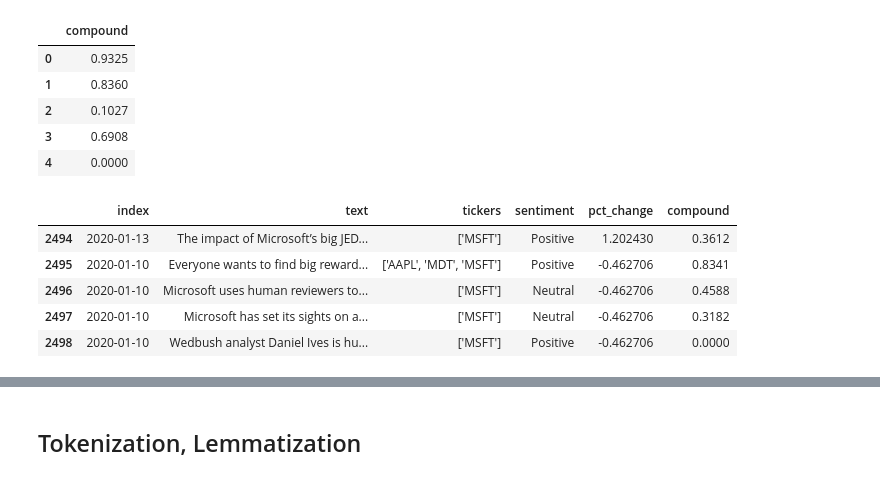
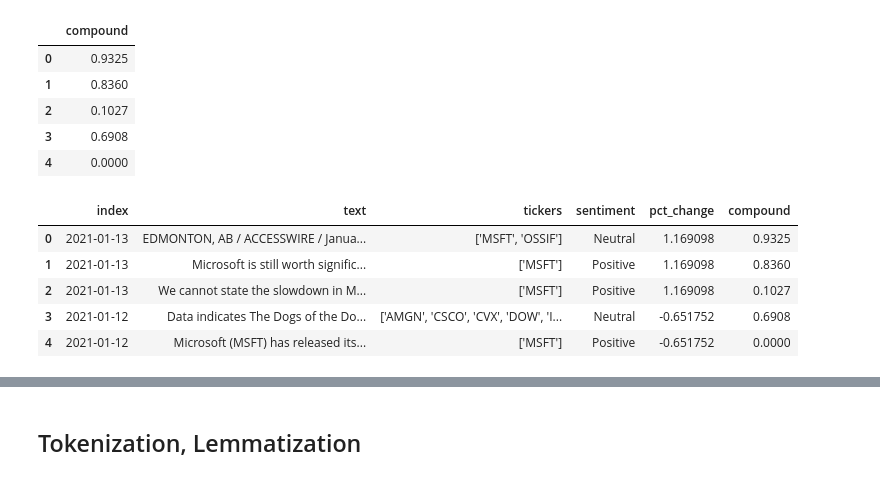
Before and after one commit to albertlk/4A_Trading, a Jupyter notebook: stock_api_sentiment_analysis.ipynb, the cells around one changed output, grey strips where cells are left out. Cells and saved outputs as stored; diff of their text form; code cells hidden in the pictures.

```diff
--- a/stock_api_sentiment_analysis.ipynb
+++ b/stock_api_sentiment_analysis.ipynb
@@ -20,8 +21,9 @@ from nltk.sentiment.vader import SentimentIntensityAnalyzer
 ## Fetch the stock OHLC
 # %%
 # Yahoo finance is used
-stock_data= yf.download(tickers= 'MSFT', period= '5y')
+stock_data= yf.download(tickers= 'MSFT', period= '1y')
 stock_data.tail()
+# stock_data.to_csv('stock_data.csv')
 # %% [output]
 [*********************100%***********************]  1 of 1 completed
 |  | Open | High | Low | Close | Adj Close | Volume |
@@ -33,0 +45,3 @@ stock_data.tail()
+# %%
+stock_data.sort_index(ascending= False, inplace= True)
+stock_data.head()
@@ -233,11 +252,11 @@ polarity_df.head()
 | 4 | 0.0000 |
 # %%
 text_sentiment_returns_polarity= pd.concat([text_sentiment_returns, polarity_df], axis= 1)
-text_sentiment_returns_polarity.tail()
+text_sentiment_returns_polarity.head()
 # %% [output]
 |  | index | text | tickers | sentiment | pct_change | compound |
-| 2494 | 2020-01-13 | The impact of Microsoft’s big JED... | ['MSFT'] | Positive | 1.202430 | 0.3612 |
-| 2495 | 2020-01-10 | Everyone wants to find big reward... | ['AAPL', 'MDT', 'MSFT'] | Positive | -0.462706 | 0.8341 |
-| 2496 | 2020-01-10 | Microsoft uses human reviewers to... | ['MSFT'] | Neutral | -0.462706 | 0.4588 |
-| 2497 | 2020-01-10 | Microsoft has set its sights on a... | ['MSFT'] | Neutral | -0.462706 | 0.3182 |
-| 2498 | 2020-01-10 | Wedbush analyst Daniel Ives is hu... | ['MSFT'] | Positive | -0.462706 | 0.0000 |
+| 0 | 2021-01-13 | EDMONTON, AB / ACCESSWIRE / Janua... | ['MSFT', 'OSSIF'] | Neutral | 1.169098 | 0.9325 |
+| 1 | 2021-01-13 | Microsoft is still worth signific... | ['MSFT'] | Positive | 1.169098 | 0.8360 |
+| 2 | 2021-01-13 | We cannot state the slowdown in M... | ['MSFT'] | Positive | 1.169098 | 0.1027 |
+| 3 | 2021-01-12 | Data indicates The Dogs of the Do... | ['AMGN', 'CSCO', 'CVX', 'DOW', 'I... | Neutral | -0.651752 | 0.6908 |
+| 4 | 2021-01-12 | Microsoft (MSFT) has released its... | ['MSFT'] | Positive | -0.651752 | 0.0000 |
```
Also changed, not shown: parts of 77 cells of this notebook, 2 other files.
